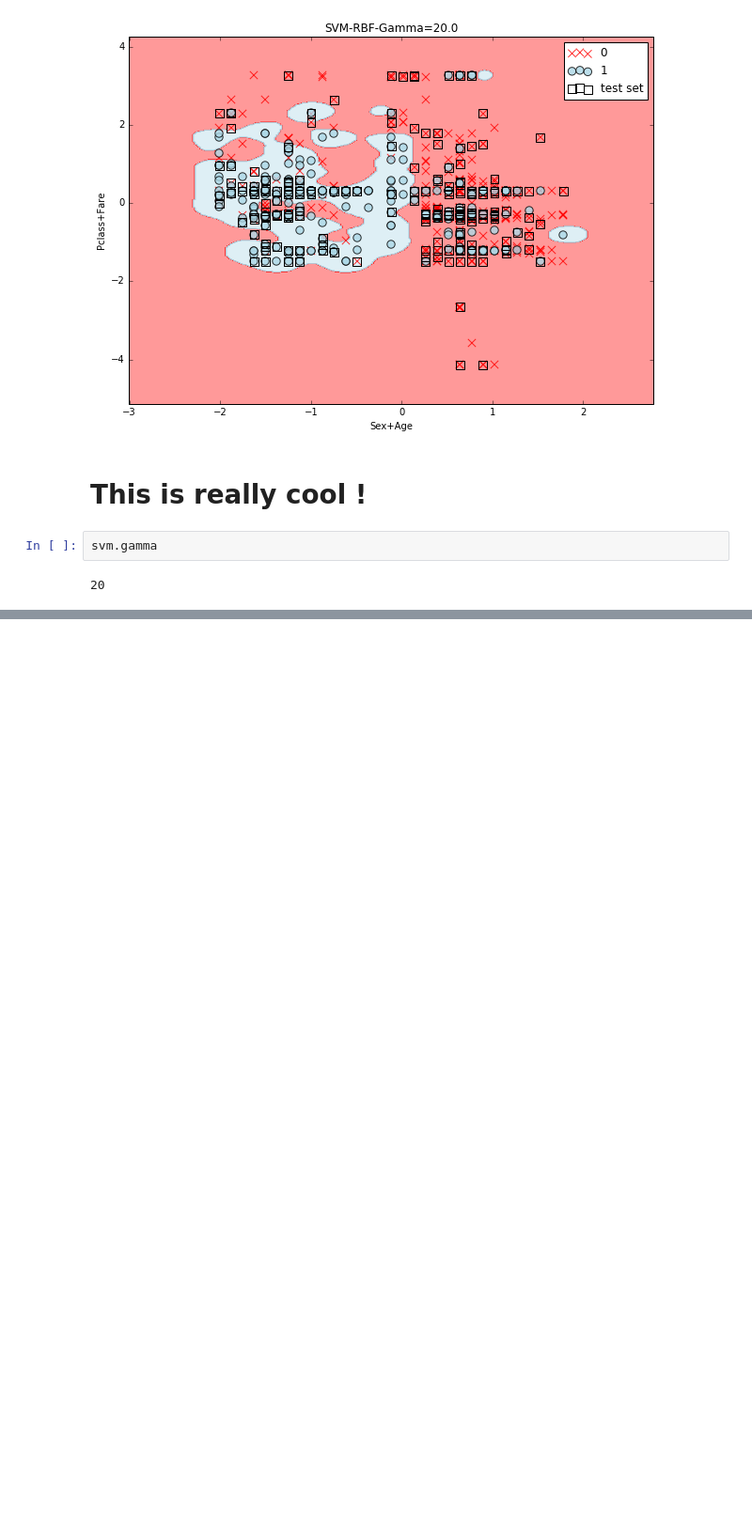
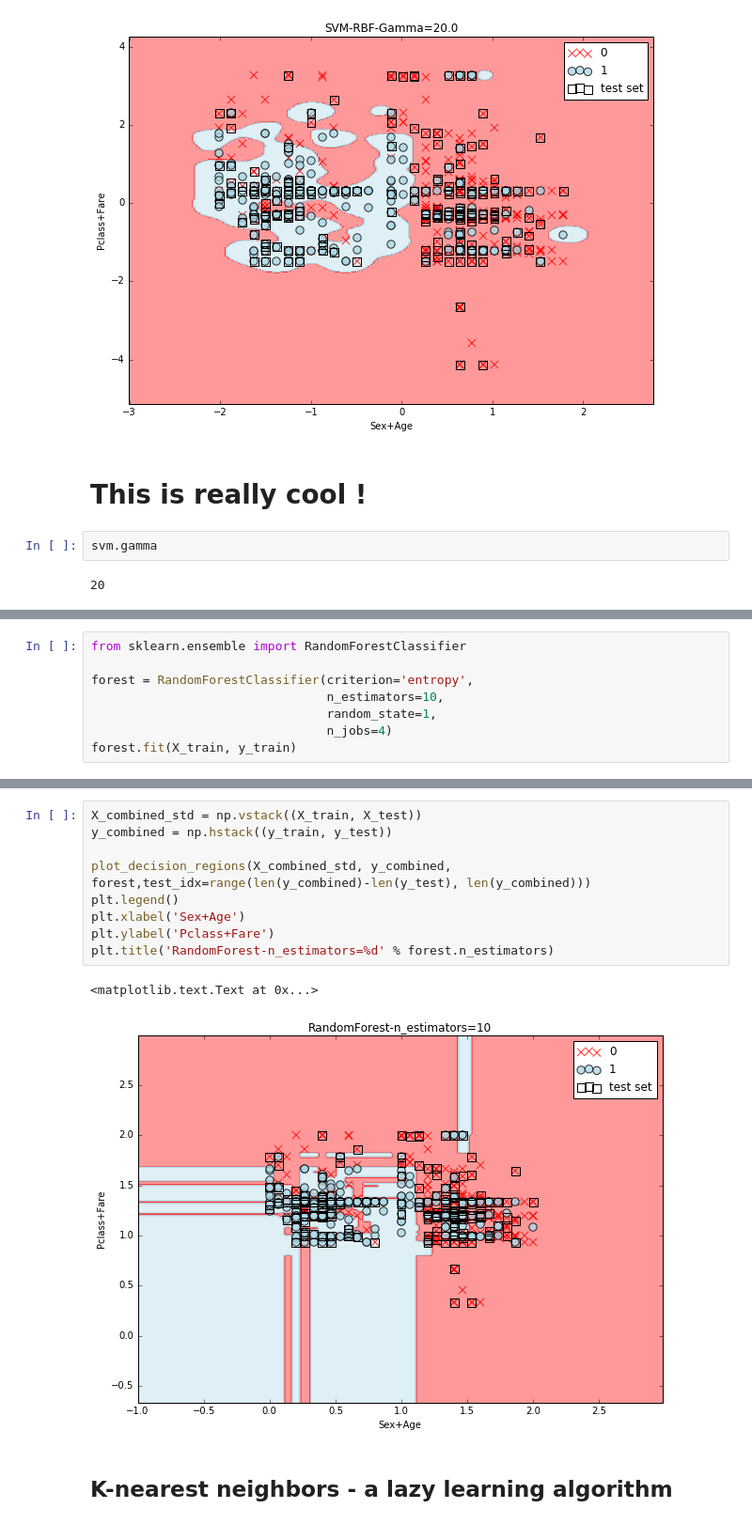
Before and after one commit to liufuyang/titanic, a Jupyter notebook: Step1 - SimpleModel.ipynb, the cells around one changed output, grey strips where cells are left out. Shown at 94% size. Drawn from its saved outputs; the diff is of its cells as text; blank space fills up the shorter version.

```diff
--- a/Step1 - SimpleModel.ipynb
+++ b/Step1 - SimpleModel.ipynb
@@ -340,0 +402,8 @@ svm.gamma
+# %%
+from sklearn.ensemble import RandomForestClassifier
+
+forest = RandomForestClassifier(criterion='entropy',
+                                n_estimators=10,
+                                random_state=1,
+                                n_jobs=4)
+forest.fit(X_train, y_train)
@@ -340,0 +429,14 @@ svm.gamma
+# %%
+X_combined_std = np.vstack((X_train, X_test))
+y_combined = np.hstack((y_train, y_test))
+
+plot_decision_regions(X_combined_std, y_combined, forest,test_idx=range(len(y_combined)-len(y_test), len(y_combined)))
+plt.legend()
+plt.xlabel('Sex+Age')
+plt.ylabel('Pclass+Fare')
+plt.title('RandomForest-n_estimators=%d' % forest.n_estimators)
+# %% [output]
+<matplotlib.text.Text at 0x...>
+[figure, added]
+# %% [markdown]
+## K-nearest neighbors - a lazy learning algorithm
```
Also changed, not shown: parts of 25 cells of this notebook, 5 other files.
